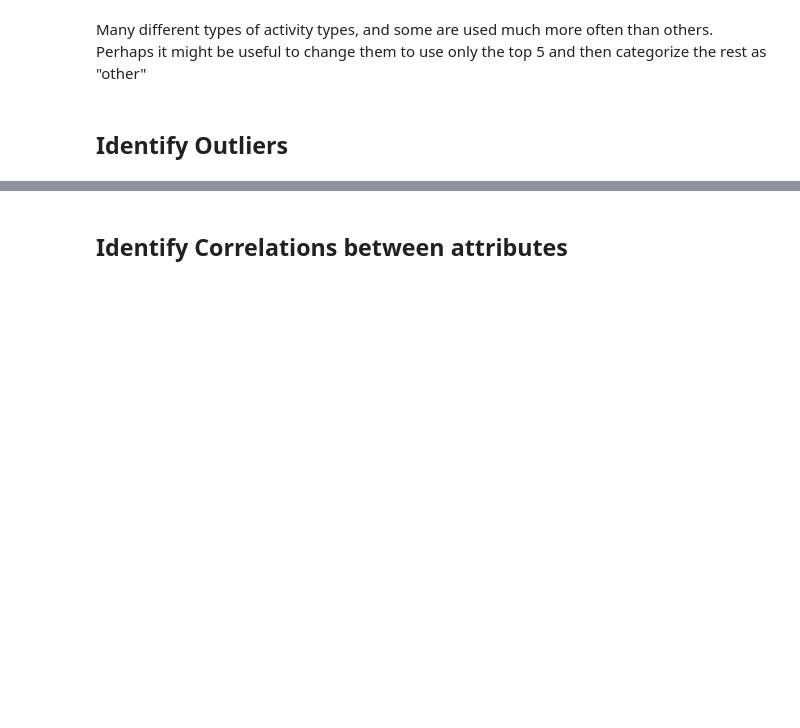
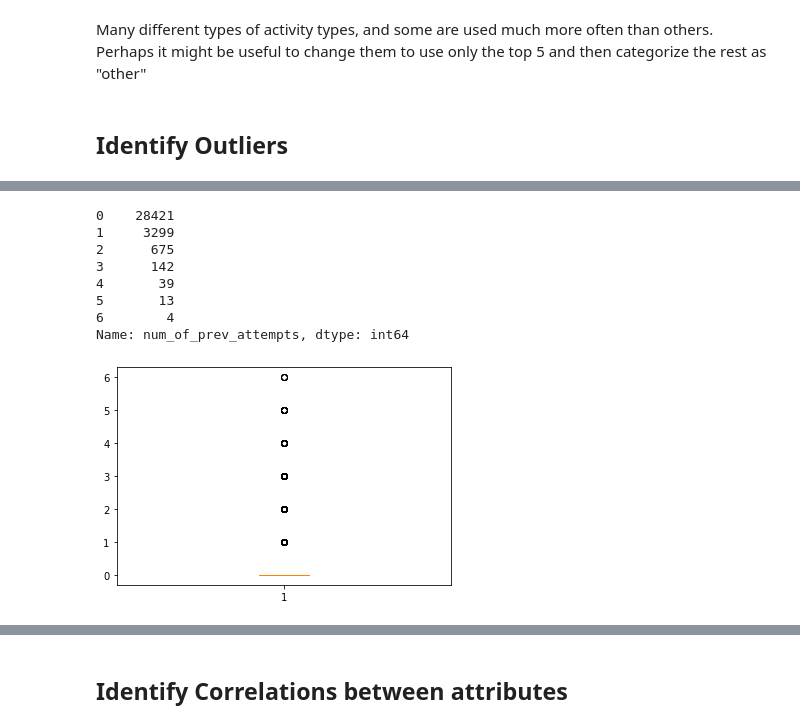
Before and after one commit to sustrev/SIADS697, a Jupyter notebook: EDA.ipynb, the cells around one changed output, grey strips where cells are left out. Drawn from its saved outputs; the diff is of its cells as text; code cells hidden in the pictures; blank space fills up the shorter version.

```diff
--- a/EDA.ipynb
+++ b/EDA.ipynb
@@ -276,0 +314,14 @@ Many different types of activity types, and some are used much more often than o
+# %%
+# num_prev_attempts
+plt.boxplot(student_info_raw['num_of_prev_attempts'])
+student_info_raw['num_of_prev_attempts'].value_counts()
+# %% [output]
+0    28421
+1     3299
+2      675
+3      142
+4       39
+5       13
+6        4
+Name: num_of_prev_attempts, dtype: int64
+[figure, added]
```
Also changed, not shown: parts of 12 cells of this notebook.
